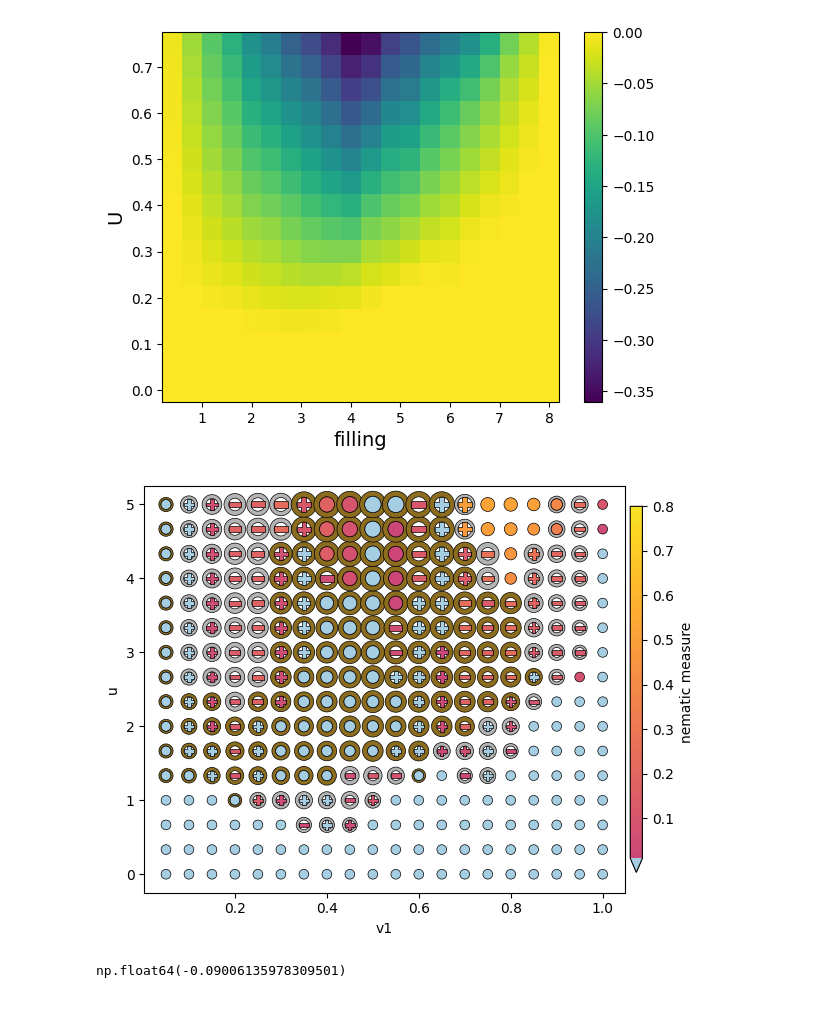
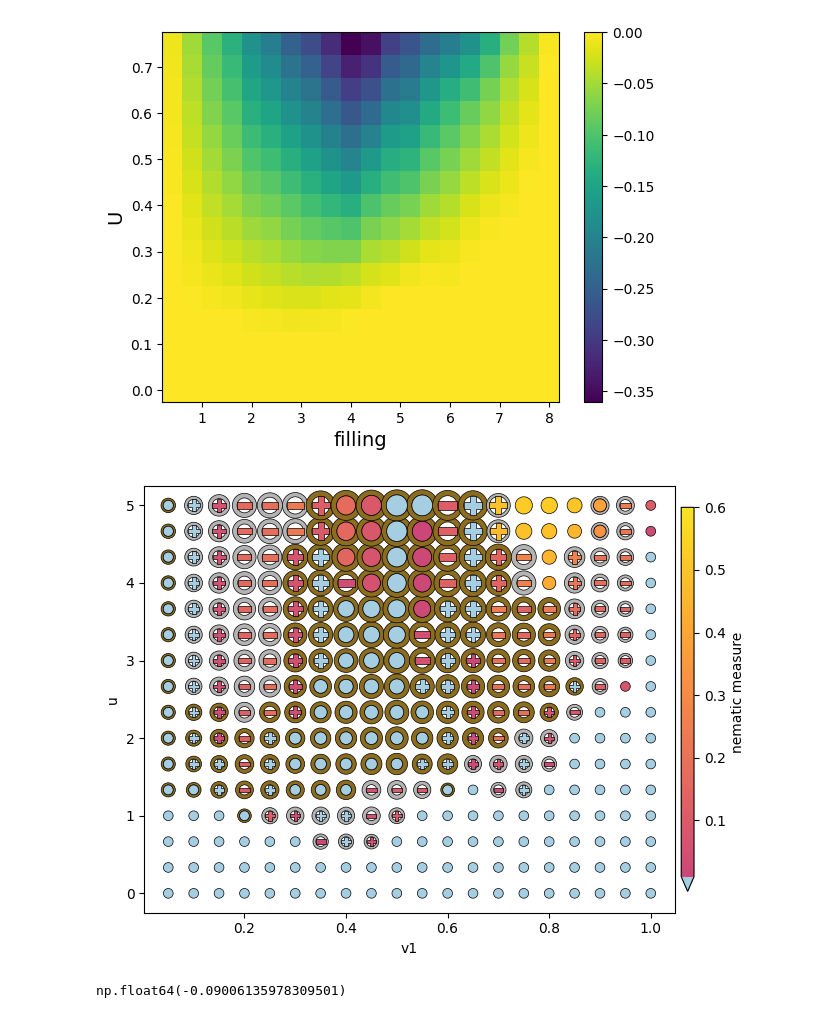
Before and after one commit to yumannhe/SCHF_auto_collinear, a Jupyter notebook: data_analysis/over_filling/phase_diagram_fixed_u_v_ratio_over_filling_t_4_em4_2_2_seed_269.ipynb, the cells around one changed output. Saved outputs shown, nothing was run; the diff lists cells and outputs as text; code cells hidden in the pictures.

```diff
--- a/data_analysis/over_filling/phase_diagram_fixed_u_v_ratio_over_filling_t_4_em4_2_2_seed_269.ipynb
+++ b/data_analysis/over_filling/phase_diagram_fixed_u_v_ratio_over_filling_t_4_em4_2_2_seed_269.ipynb
@@ -163,23 +163,23 @@ plt.colorbar()
 # %%
 from functions_parameters.phase_plot import PlotConfig, plot_phase_map
 
-CFG = PlotConfig(nem_vmax=0.8)
-fig, ax = plt.subplots()
+CFG = PlotConfig(nem_vmax=0.6, energy_max=0.1)
+fig, ax = plt.subplots(figsize=(7, 5))
 plot_phase_map(
     fig,
     ax,
     filling_mesh/8, u_mesh/0.15,
     sorted_ground_state_e/4,               # [...,0] read inside
     nematic_measure,
     ts_check, f_phase,
     f_max_measure,                       # or f_measure if you prefer mean
     cfg=CFG,
 )
 ax.set_xlabel("v1")
 ax.set_ylabel("u")
 plt.tight_layout(); plt.show()
 # %% [output]
-[figure, old version]
+[figure, new version]
 # %%
 np.min(sorted_ground_state_e[:,:,0]/4)
 # %% [output]
```
Also changed, not shown: parts of 1 cell of this notebook, 3 other files.
